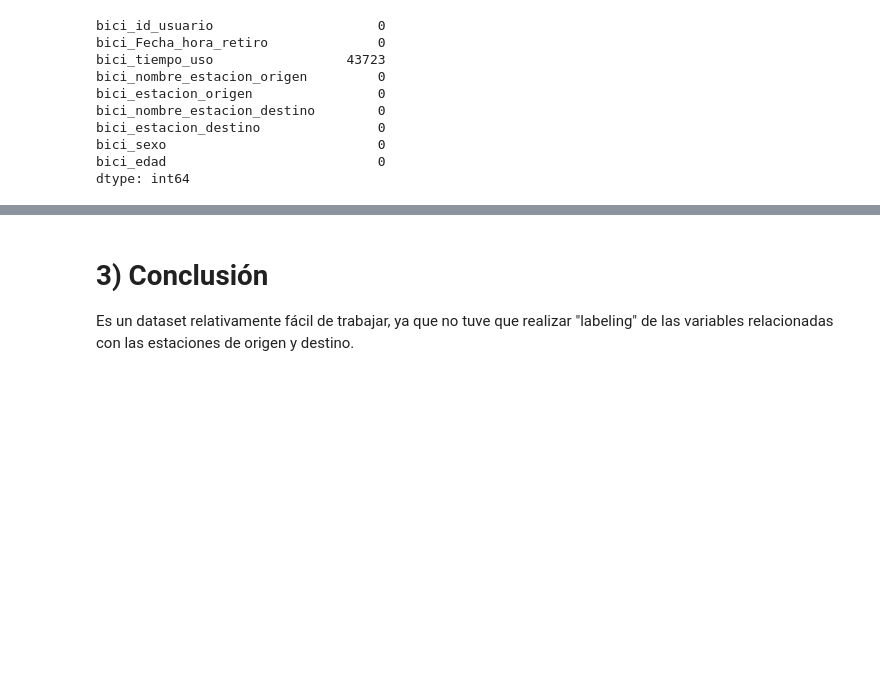
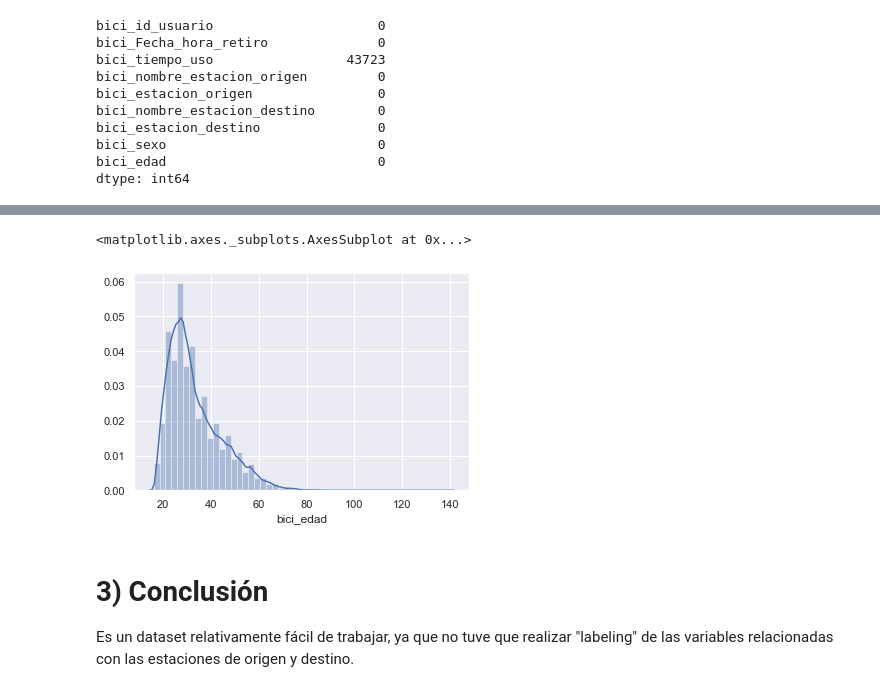
Before and after one commit to fpaterson/Acamica-Data-Science, a Jupyter notebook: Presentación personal/Presentación personal, dataset bicis.ipynb, the cells around one changed output, grey strips where cells are left out. Saved outputs shown, nothing was run; the diff lists cells and outputs as text; code cells hidden in the pictures; blank space fills up the shorter version.

```diff
--- a/Presentación personal/Presentación personal, dataset bicis.ipynb
+++ b/Presentación personal/Presentación personal, dataset bicis.ipynb
@@ -123,3 +158,9 @@ dtype: int64
+# %%
+sns.set(style="darkgrid")
+sns.distplot(df["bici_edad"])
+# %% [output]
+<matplotlib.axes._subplots.AxesSubplot at 0x...>
+[figure, added]
 # %% [markdown]
 # 3) Conclusión
 Es un dataset relativamente fácil de trabajar, ya que no tuve que realizar "labeling" de las variables relacionadas con las estaciones de origen y destino.
```
Also changed, not shown: parts of 9 cells of this notebook, 1 other file.
